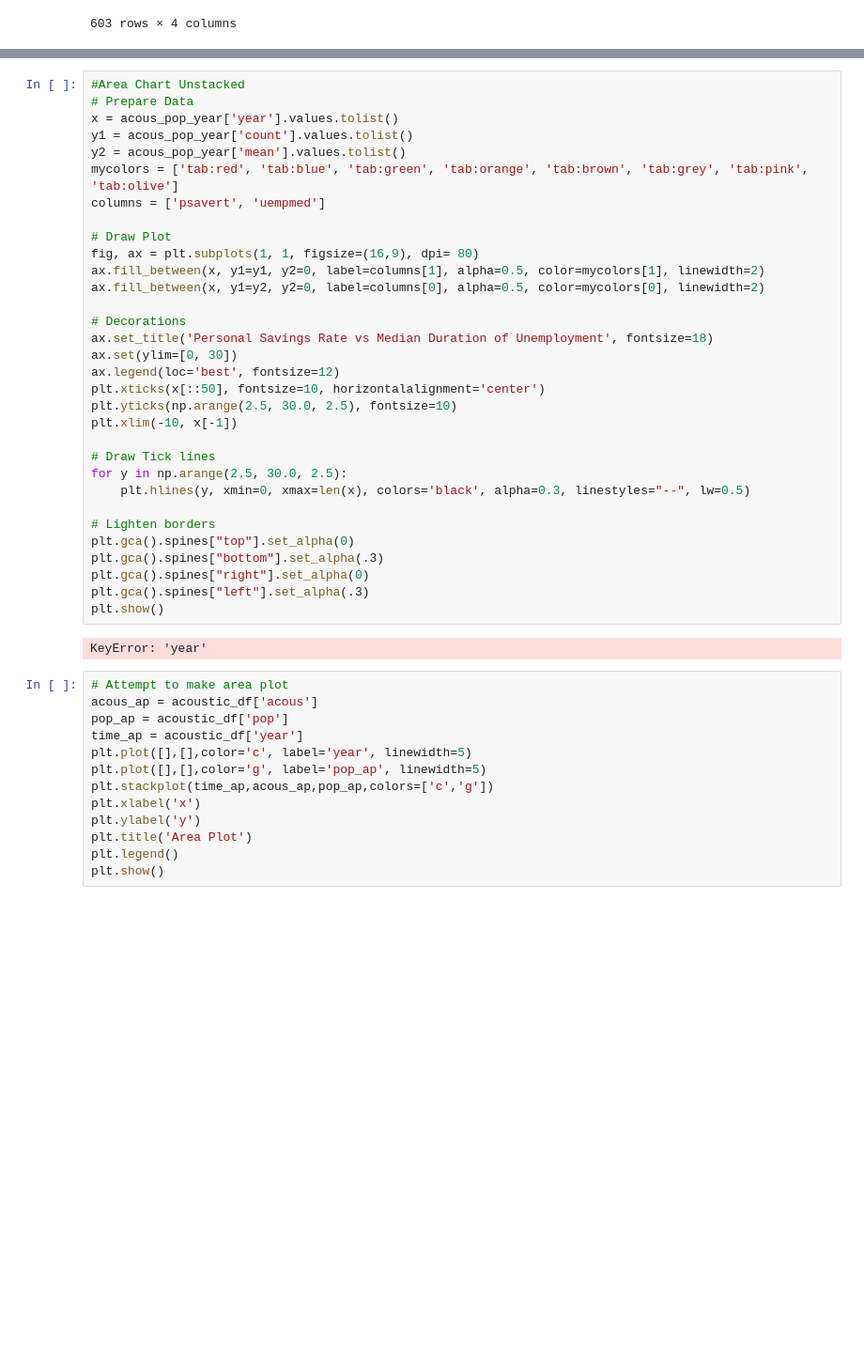
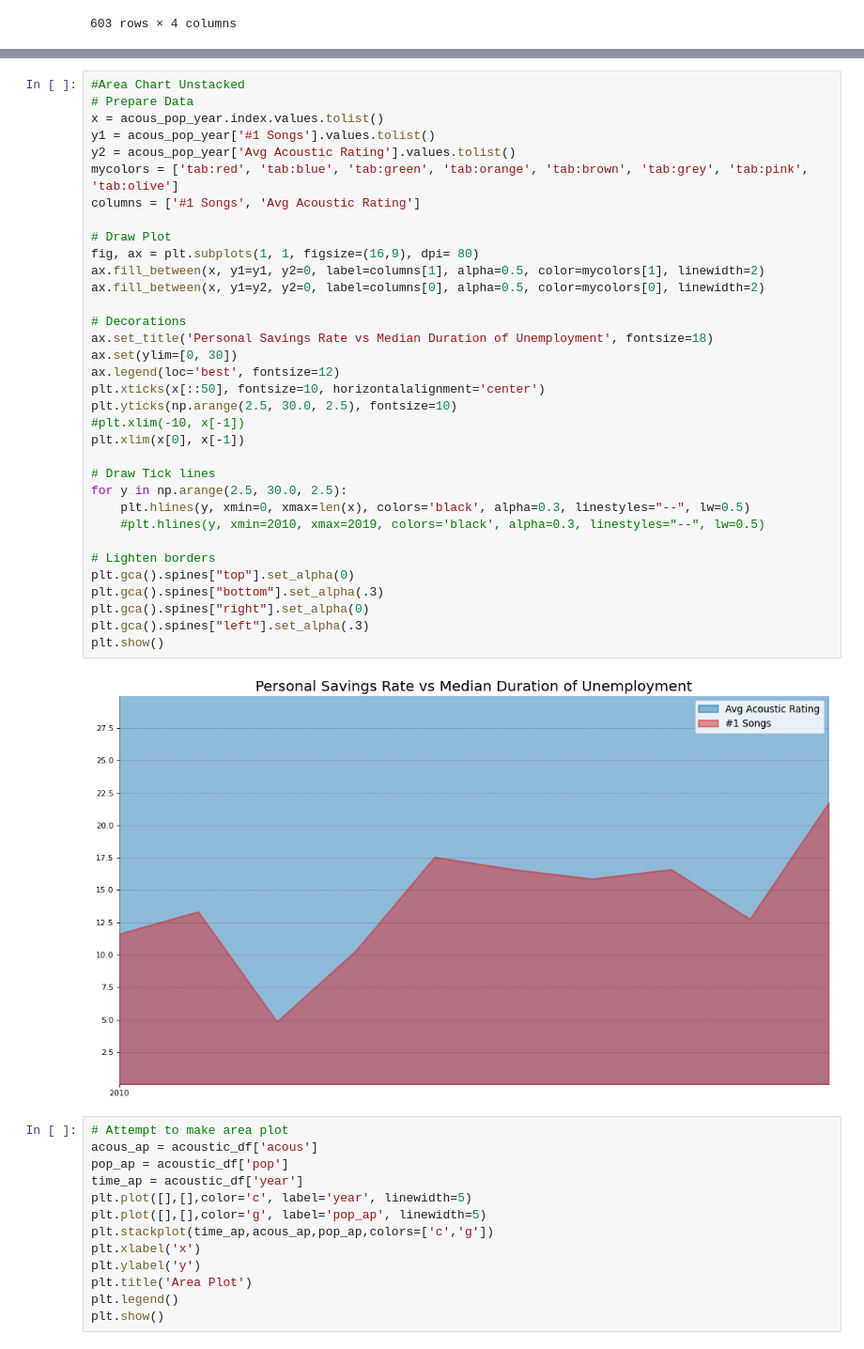
Before and after one commit to Boyder3113/Project_1, a Jupyter notebook: acoustic_data.ipynb, the cells around one changed output, grey strips where cells are left out. Shown: that part at 94% size. Drawn from its saved outputs; the diff is of its cells as text; blank space fills up the shorter version.

```diff
--- a/acoustic_data.ipynb
+++ b/acoustic_data.ipynb
@@ -106,37 +106,39 @@ Text(0.5, 0, 'Year')
 # %%
 #Area Chart Unstacked
 # Prepare Data
-x = acous_pop_year['year'].values.tolist()
-y1 = acous_pop_year['count'].values.tolist()
-y2 = acous_pop_year['mean'].values.tolist()
+x = acous_pop_year.index.values.tolist()
+y1 = acous_pop_year['#1 Songs'].values.tolist()
+y2 = acous_pop_year['Avg Acoustic Rating'].values.tolist()
 mycolors = ['tab:red', 'tab:blue', 'tab:green', 'tab:orange', 'tab:brown', 'tab:grey', 'tab:pink', 'tab:olive']
-columns = ['psavert', 'uempmed']
+columns = ['#1 Songs', 'Avg Acoustic Rating']
 
 # Draw Plot
 fig, ax = plt.subplots(1, 1, figsize=(16,9), dpi= 80)
 ax.fill_between(x, y1=y1, y2=0, label=columns[1], alpha=0.5, color=mycolors[1], linewidth=2)
 ax.fill_between(x, y1=y2, y2=0, label=columns[0], alpha=0.5, color=mycolors[0], linewidth=2)
 
 # Decorations
 ax.set_title('Personal Savings Rate vs Median Duration of Unemployment', fontsize=18)
 ax.set(ylim=[0, 30])
 ax.legend(loc='best', fontsize=12)
 plt.xticks(x[::50], fontsize=10, horizontalalignment='center')
 plt.yticks(np.arange(2.5, 30.0, 2.5), fontsize=10)
-plt.xlim(-10, x[-1])
+#plt.xlim(-10, x[-1])
+plt.xlim(x[0], x[-1])
 
 # Draw Tick lines
 for y in np.arange(2.5, 30.0, 2.5):
     plt.hlines(y, xmin=0, xmax=len(x), colors='black', alpha=0.3, linestyles="--", lw=0.5)
+    #plt.hlines(y, xmin=2010, xmax=2019, colors='black', alpha=0.3, linestyles="--", lw=0.5)
 
 # Lighten borders
 plt.gca().spines["top"].set_alpha(0)
 plt.gca().spines["bottom"].set_alpha(.3)
 plt.gca().spines["right"].set_alpha(0)
 plt.gca().spines["left"].set_alpha(.3)
 plt.show()
 # %% [output]
-KeyError: 'year'
+[figure, added]
 # %%
 # Attempt to make area plot
 acous_ap = acoustic_df['acous']
```
Also changed, not shown: parts of 3 cells of this notebook.
